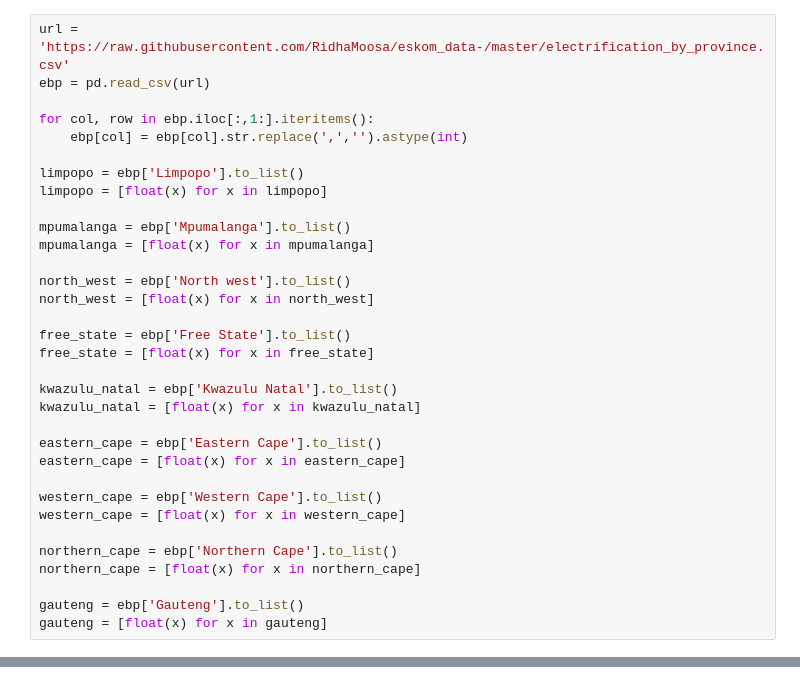
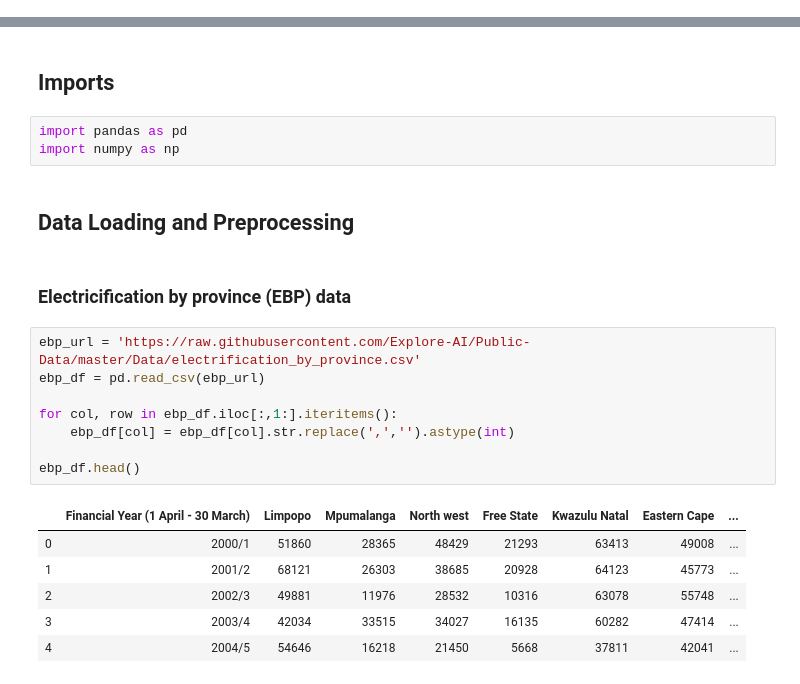
Before and after one commit to Ron-AllanYisa/Team-4, a Jupyter notebook: Analyse_Functions_Student-1519.ipynb, the cells around one changed output, grey strips where cells are left out. Drawn from its saved outputs; the diff is of its cells as text.

```diff
--- a/Analyse_Functions_Student-1519.ipynb
+++ b/Analyse_Functions_Student-1519.ipynb
@@ -18,33 +0,0 @@ import pandas as pd
-# %%
-url = 'https://raw.githubusercontent.com/RidhaMoosa/eskom_data-/master/electrification_by_province.csv'
-ebp = pd.read_csv(url)
-
-for col, row in ebp.iloc[:,1:].iteritems():
-    ebp[col] = ebp[col].str.replace(',','').astype(int)
-
-limpopo = ebp['Limpopo'].to_list()
-limpopo = [float(x) for x in limpopo]
-
-mpumalanga = ebp['Mpumalanga'].to_list()
-mpumalanga = [float(x) for x in mpumalanga]
-
-north_west = ebp['North west'].to_list()
-north_west = [float(x) for x in north_west]
-
-free_state = ebp['Free State'].to_list()
-free_state = [float(x) for x in free_state]
-
-kwazulu_natal = ebp['Kwazulu Natal'].to_list()
-kwazulu_natal = [float(x) for x in kwazulu_natal]
-
-eastern_cape = ebp['Eastern Cape'].to_list()
-eastern_cape = [float(x) for x in eastern_cape]
-
-western_cape = ebp['Western Cape'].to_list()
-western_cape = [float(x) for x in western_cape]
-
-northern_cape = ebp['Northern Cape'].to_list()
-northern_cape = [float(x) for x in northern_cape]
-
-gauteng = ebp['Gauteng'].to_list()
-gauteng = [float(x) for x in gauteng]
@@ -378,0 +13,24 @@ def stop_words_http_remover(df):
+# %% [markdown]
+## Imports
+# %%
+import pandas as pd
+import numpy as np
+# %% [markdown]
+## Data Loading and Preprocessing
+# %% [markdown]
+### Electricification by province (EBP) data
+# %%
+ebp_url = 'https://raw.githubusercontent.com/Explore-AI/Public-Data/master/Data/electrification_by_province.csv'
+ebp_df = pd.read_csv(ebp_url)
+
+for col, row in ebp_df.iloc[:,1:].iteritems():
+    ebp_df[col] = ebp_df[col].str.replace(',','').astype(int)
+
+ebp_df.head()
+# %% [output]
+|  | Financial Year (1 April - 30 March) | Limpopo | Mpumalanga | North west | Free State | Kwazulu Natal | Eastern Cape | ... |
+| 0 | 2000/1 | 51860 | 28365 | 48429 | 21293 | 63413 | 49008 | ... |
+| 1 | 2001/2 | 68121 | 26303 | 38685 | 20928 | 64123 | 45773 | ... |
+| 2 | 2002/3 | 49881 | 11976 | 28532 | 10316 | 63078 | 55748 | ... |
+| 3 | 2003/4 | 42034 | 33515 | 34027 | 16135 | 60282 | 47414 | ... |
+| 4 | 2004/5 | 54646 | 16218 | 21450 | 5668 | 37811 | 42041 | ... |
```
Also changed, not shown: parts of 54 cells of this notebook.
